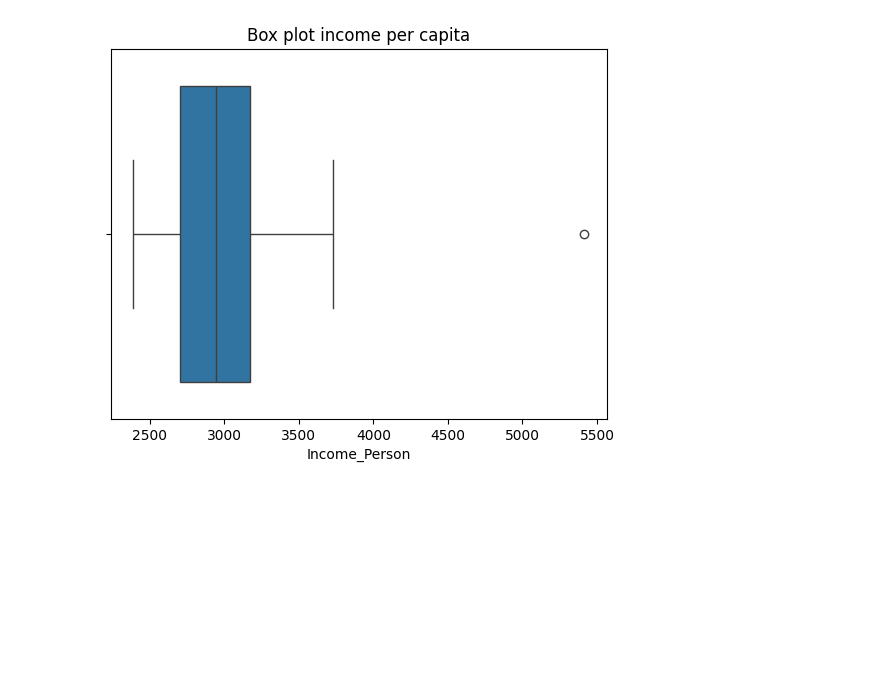
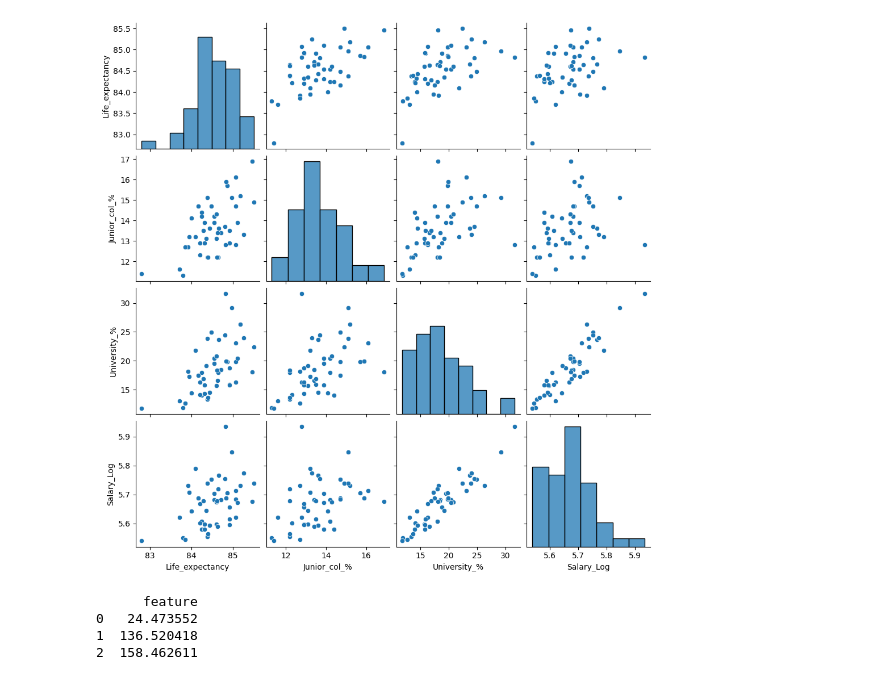
Before and after one commit to khalil-hub/Life-expectancy-analysis-Japan, a Jupyter notebook: notebooks/exploratory_analysis.ipynb, the cells around one changed output. Cells and saved outputs as stored; diff of their text form; code cells hidden in the pictures; blank space fills up the shorter version.

```diff
--- a/notebooks/exploratory_analysis.ipynb
+++ b/notebooks/exploratory_analysis.ipynb
@@ -58,20 +93,24 @@ Prefecture_encoded                      -0.259735            1.000000
 # %%
 #Pair plots for key features
-import seaborn as sns
-import matplotlib.pyplot as plt
-data_Path = '~/Library/CloudStorage/OneDrive-国立大学法人東海国立大学機構/Weekly_challenges/Data science and Analytics/Japan_Life_Expectency/data/processed/Cleaned_Japan_Life_Expectancy.xlsx'
-data=pd.read_excel(data_Path)
-key_features=['Life_expectancy', 'Junior_col_%', 'University_%', 'Salary']
+key_features=['Life_expectancy', 'Junior_col_%', 'University_%', 'Salary_Log']
 sns.pairplot(data[key_features])
 plt.show()
+# %% [output]
+[figure, added]
 # %%
 #Boxplot for outlier detection
-import seaborn as sns
-import matplotlib.pyplot as plt
-data_Path = '~/Library/CloudStorage/OneDrive-国立大学法人東海国立大学機構/Weekly_challenges/Data science and Analytics/Japan_Life_Expectency/data/processed/Cleaned_Japan_Life_Expectancy.xlsx'
-data=pd.read_excel(data_Path)
-sns.boxplot(x=data['Income_Person'])
+sns.boxplot(x=data['Income_capita'])
 plt.title("Box plot income per capita")
 plt.show()
-# %% [output]
-[figure, removed]
+# %%
+from statsmodels.stats.outliers_influence import variance_inflation_factor
+#calculate VIF: variance inlation factor
+X=data[[ 'University_%', 'Salary_Log', 'Junior_col_%']]
+vif_data=pd.DataFrame()
+vif_data["feature"]=[variance_inflation_factor(X.values, i) for i in range(X.shape[1])]
+print(vif_data)
+# %% [output]
+      feature
+0   24.473552
+1  136.520418
+2  158.462611
```
Also changed, not shown: parts of 4 cells of this notebook, 44 other files.
